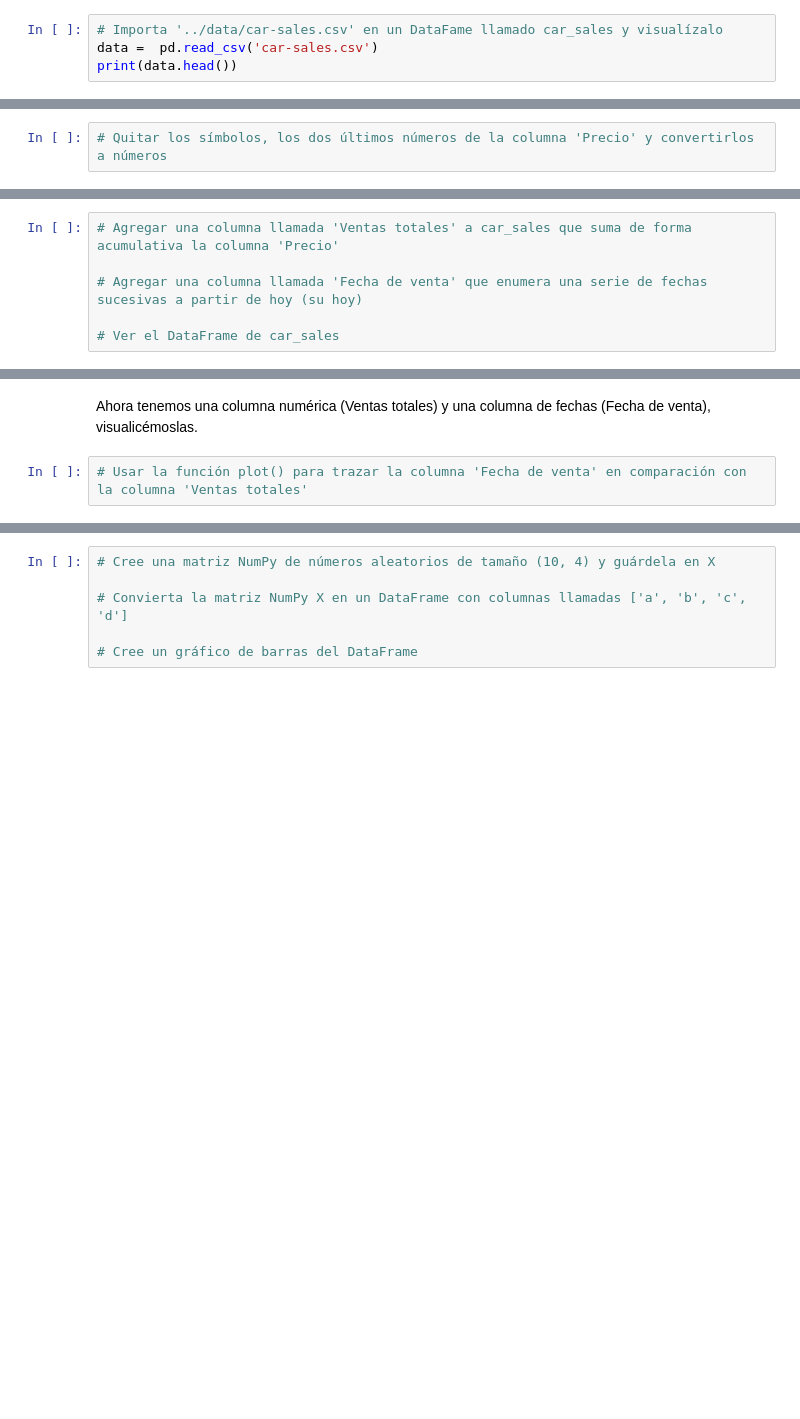
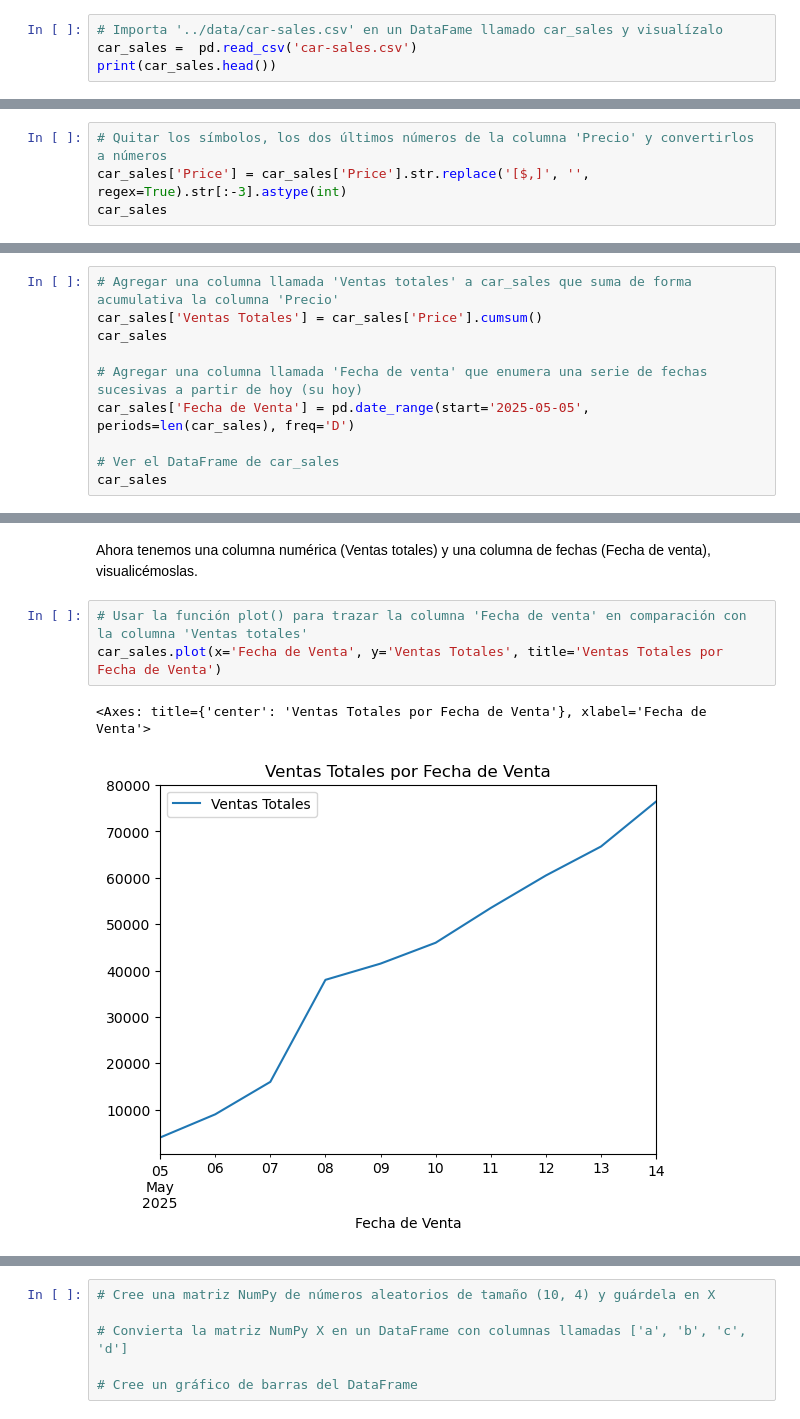
Before and after one commit to AlexDotel/Practicas-Machine-Learning, a Jupyter notebook: Ejercicio_Matplotlib.ipynb, the cells around one changed output, grey strips where cells are left out. Drawn from its saved outputs; the diff is of its cells as text; blank space fills up the shorter version.

```diff
--- a/Ejercicio_Matplotlib.ipynb
+++ b/Ejercicio_Matplotlib.ipynb
@@ -255,8 +255,8 @@ Primero necesitaremos importar pandas y crear un DataFrame con el que trabajar.
 import pandas as pd
 # %%
 # Importa '../data/car-sales.csv' en un DataFame llamado car_sales y visualízalo
-data =  pd.read_csv('car-sales.csv')
-print(data.head())
+car_sales =  pd.read_csv('car-sales.csv')
+print(car_sales.head())
 # %% [output]
      Make Colour  Odometer (KM)  Doors       Price
 0  Toyota  White         150043      4   $4,000.00
@@ -280,3 +280,5 @@ En el proceso de convertirlos en datos numéricos, creemos otra columna que sume
 Pista: Para sumar una columna de forma acumulativa, busca la función cumsum(). Y para crear una columna de fechas, busca la función date_range().
 # %%
 # Quitar los símbolos, los dos últimos números de la columna 'Precio' y convertirlos a números
+car_sales['Price'] = car_sales['Price'].str.replace('[$,]', '', regex=True).str[:-3].astype(int)
+car_sales
@@ -283,6 +297,10 @@ Pista: Para sumar una columna de forma acumulativa, busca la función cumsum().
 # %%
 # Agregar una columna llamada 'Ventas totales' a car_sales que suma de forma acumulativa la columna 'Precio'
+car_sales['Ventas Totales'] = car_sales['Price'].cumsum()
+car_sales
 
 # Agregar una columna llamada 'Fecha de venta' que enumera una serie de fechas sucesivas a partir de hoy (su hoy)
+car_sales['Fecha de Venta'] = pd.date_range(start='2025-05-05', periods=len(car_sales), freq='D')
 
 # Ver el DataFrame de car_sales
+car_sales
@@ -290,5 +320,9 @@ Pista: Para sumar una columna de forma acumulativa, busca la función cumsum().
 Ahora tenemos una columna numérica (Ventas totales) y una columna de fechas (Fecha de venta), visualicémoslas.
 # %%
 # Usar la función plot() para trazar la columna 'Fecha de venta' en comparación con la columna 'Ventas totales'
+car_sales.plot(x='Fecha de Venta', y='Ventas Totales', title='Ventas Totales por Fecha de Venta')
+# %% [output]
+<Axes: title={'center': 'Ventas Totales por Fecha de Venta'}, xlabel='Fecha de Venta'>
+[figure, added]
 # %%
 # Convertir la columna 'Precio' a números enteros
```
Also changed, not shown: parts of 4 cells of this notebook.
